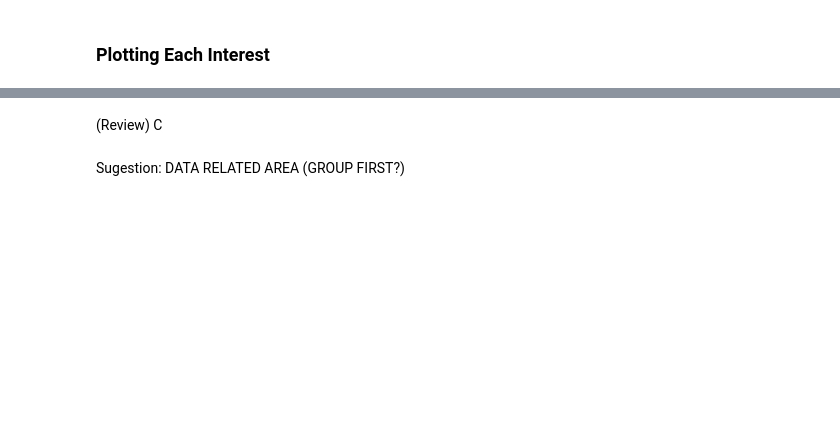
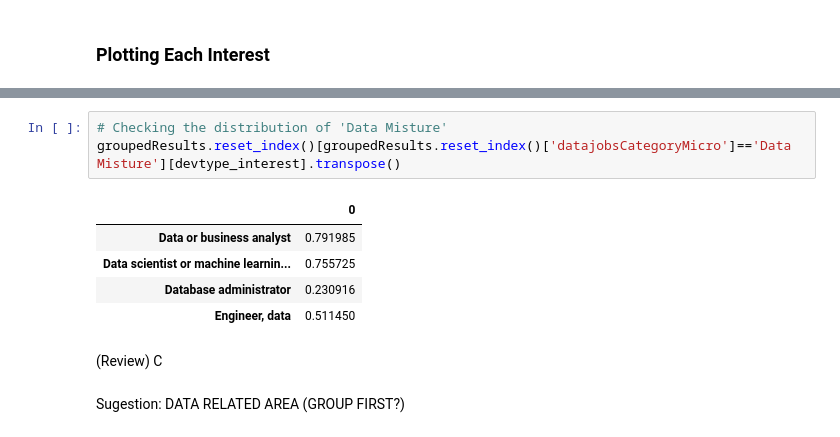
Before and after one commit to RenanVieiraDias/portfolio__data_science_articles, a Jupyter notebook: datasciencemedium.ipynb, the cells around one changed output, grey strips where cells are left out. Cells and saved outputs as stored; diff of their text form; blank space fills up the shorter version.

```diff
--- a/datasciencemedium.ipynb
+++ b/datasciencemedium.ipynb
@@ -221,3 +276,12 @@ for eachDevtype in devtype_interest:
+# %%
+# Checking the distribution of 'Data Misture'
+groupedResults.reset_index()[groupedResults.reset_index()['datajobsCategoryMicro']=='Data Misture'][devtype_interest].transpose()
+# %% [output]
+|  | 0 |
+| Data or business analyst | 0.791985 |
+| Data scientist or machine learnin... | 0.755725 |
+| Database administrator | 0.230916 |
+| Engineer, data | 0.511450 |
 # %% [markdown]
 (Review) C
 # %% [markdown]
```
Also changed, not shown: parts of 28 cells of this notebook.
